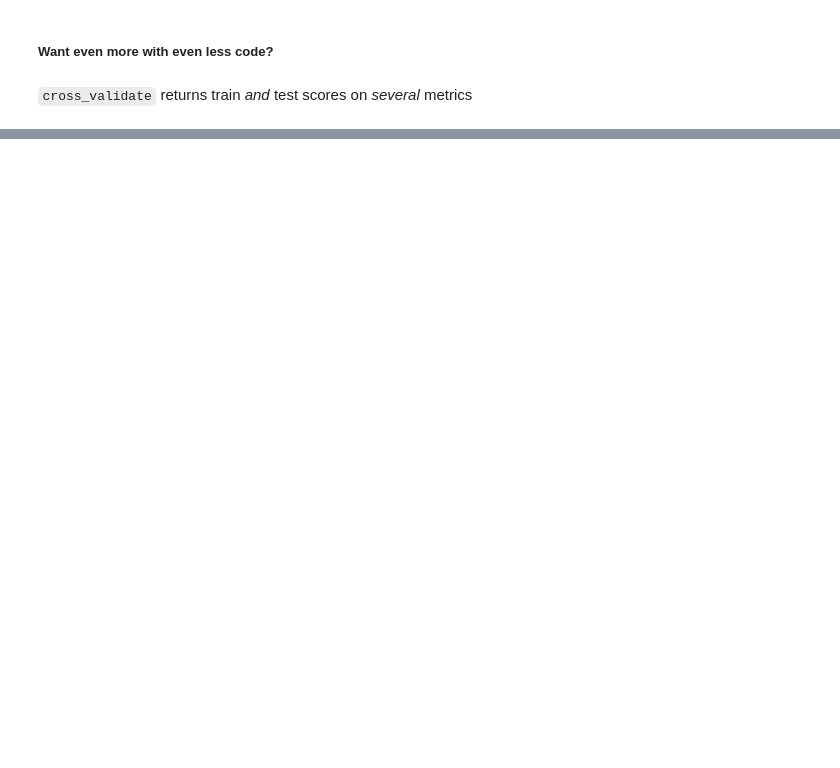
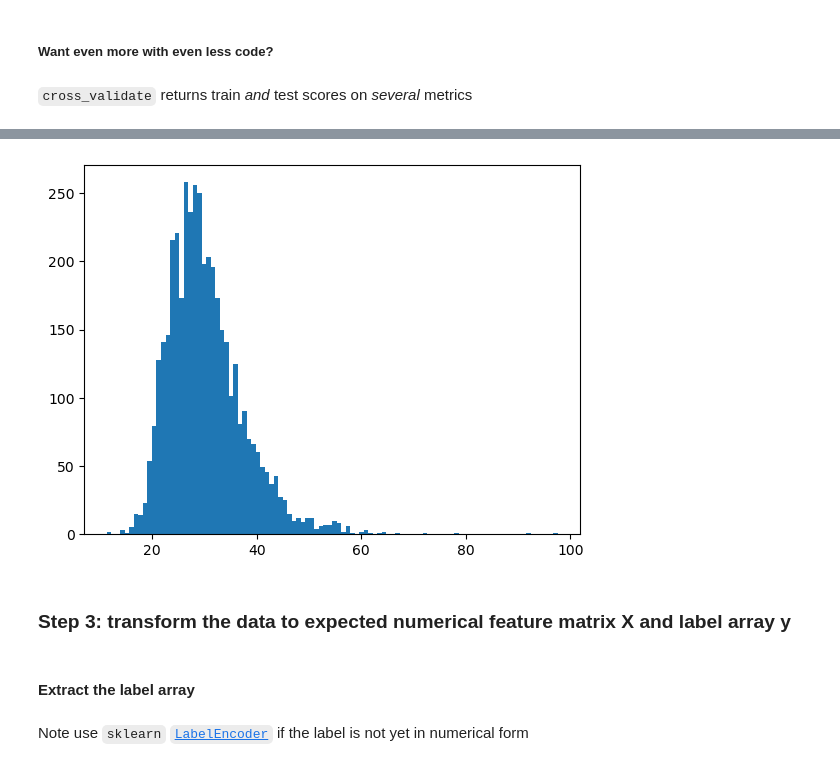
Before and after one commit to ds-courses/ml-series, a Jupyter notebook: ML_series_solutions.ipynb, the cells around one changed output, grey strips where cells are left out. Cells and saved outputs as stored; diff of their text form; code cells hidden in the pictures; blank space fills up the shorter version.

```diff
--- a/ML_series_solutions.ipynb
+++ b/ML_series_solutions.ipynb
@@ -587,0 +748,4 @@ for mod_name in crossval_df['model'].unique():
+# %%
+# We take the labels of the rows (.index), and select the first value (i.e. 0 in Python)
+most_frequent_smoking_status = stroke_df["smoking_status"].value_counts().index[0]
+most_frequent_smoking_status
@@ -587,0 +754,5 @@ for mod_name in crossval_df['model'].unique():
+# %%
+stroke_cleanstep1_df = stroke_df.copy()
+# %%
+unknown_smoking_mask = stroke_cleanstep1_df["smoking_status"]=="Unknown"
+stroke_cleanstep1_df.loc[unknown_smoking_mask, "smoking_status"] = most_frequent_smoking_status
@@ -587,0 +781,2 @@ for mod_name in crossval_df['model'].unique():
+# %%
+stroke_cleanstep2_df = stroke_cleanstep1_df.copy()
@@ -587,0 +799,4 @@ for mod_name in crossval_df['model'].unique():
+# %%
+plt.hist(stroke_cleanstep2_df["bmi"], bins=100);
+# %% [output]
+[figure, added]
@@ -587,0 +807,6 @@ for mod_name in crossval_df['model'].unique():
+# %% [markdown]
+### Step 3: transform the data to expected numerical feature matrix X and label array y
+# %% [markdown]
+#### Extract the label array
+# %% [markdown]
+Note use `sklearn` [`LabelEncoder`](https://scikit-learn.org/stable/modules/generated/sklearn.preprocessing.LabelEncoder.html#sklearn.preprocessing.LabelEncoder) if the label is not yet in numerical form
```
Also changed, not shown: parts of 90 cells of this notebook, 1 other file.
